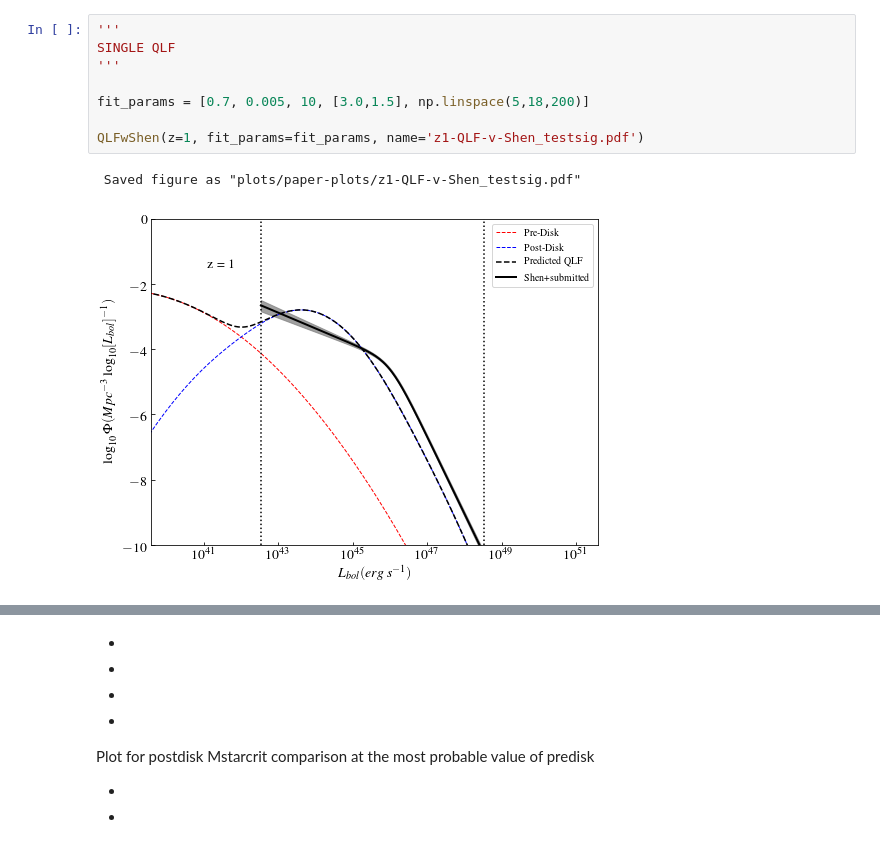
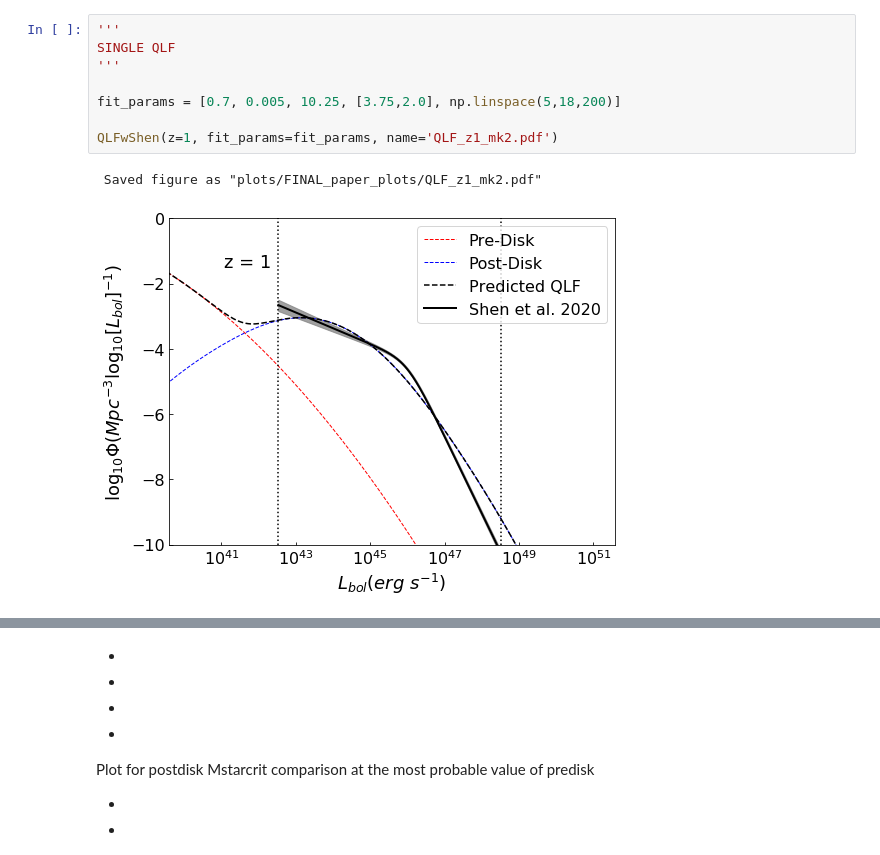
Before and after one commit to megantillman/get_QLF, a Jupyter notebook: paper_plots.ipynb, the cells around one changed output, grey strips where cells are left out. Drawn from its saved outputs; the diff is of its cells as text.

Commit message:
modifications to paper plots.

```diff
--- a/paper_plots.ipynb
+++ b/paper_plots.ipynb
@@ -21,11 +23,11 @@ FigureCanvasNbAgg()
 # %%
 '''
 SINGLE QLF
 '''
 
-fit_params = [0.7, 0.005, 10, [3.0,1.5], np.linspace(5,18,200)]
+fit_params = [0.7, 0.005, 10.25, [3.75,2.0], np.linspace(5,18,200)]
 
-QLFwShen(z=1, fit_params=fit_params, name='z1-QLF-v-Shen_testsig.pdf')
+QLFwShen(z=1, fit_params=fit_params, name='QLF_z1_mk2.pdf')
 # %% [output]
- Saved figure as "plots/paper-plots/z1-QLF-v-Shen_testsig.pdf"
+ Saved figure as "plots/FINAL_paper_plots/QLF_z1_mk2.pdf"
-[figure, old version]
+[figure, new version]
```
Also changed, not shown: parts of 39 cells of this notebook, 1 other file.
